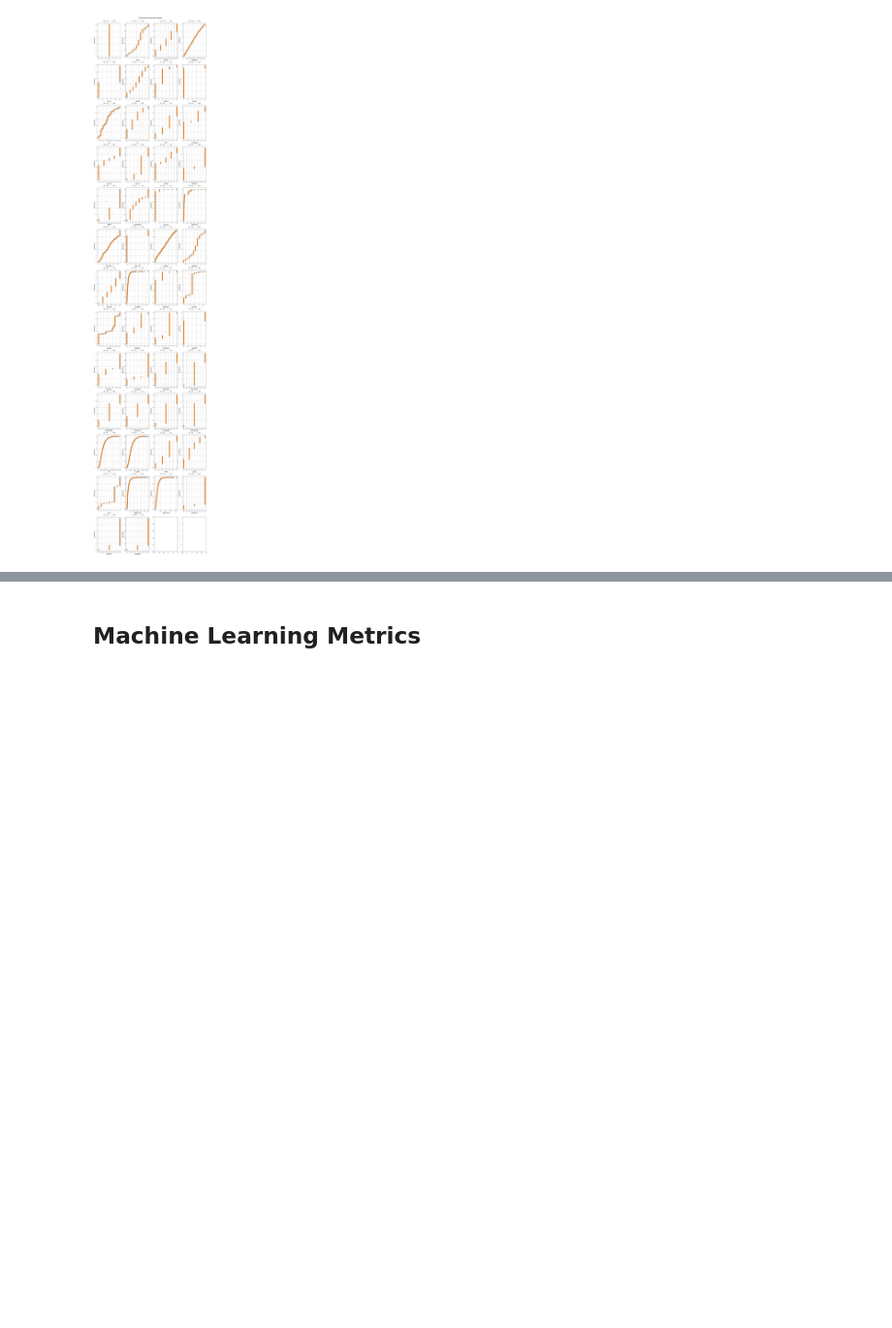
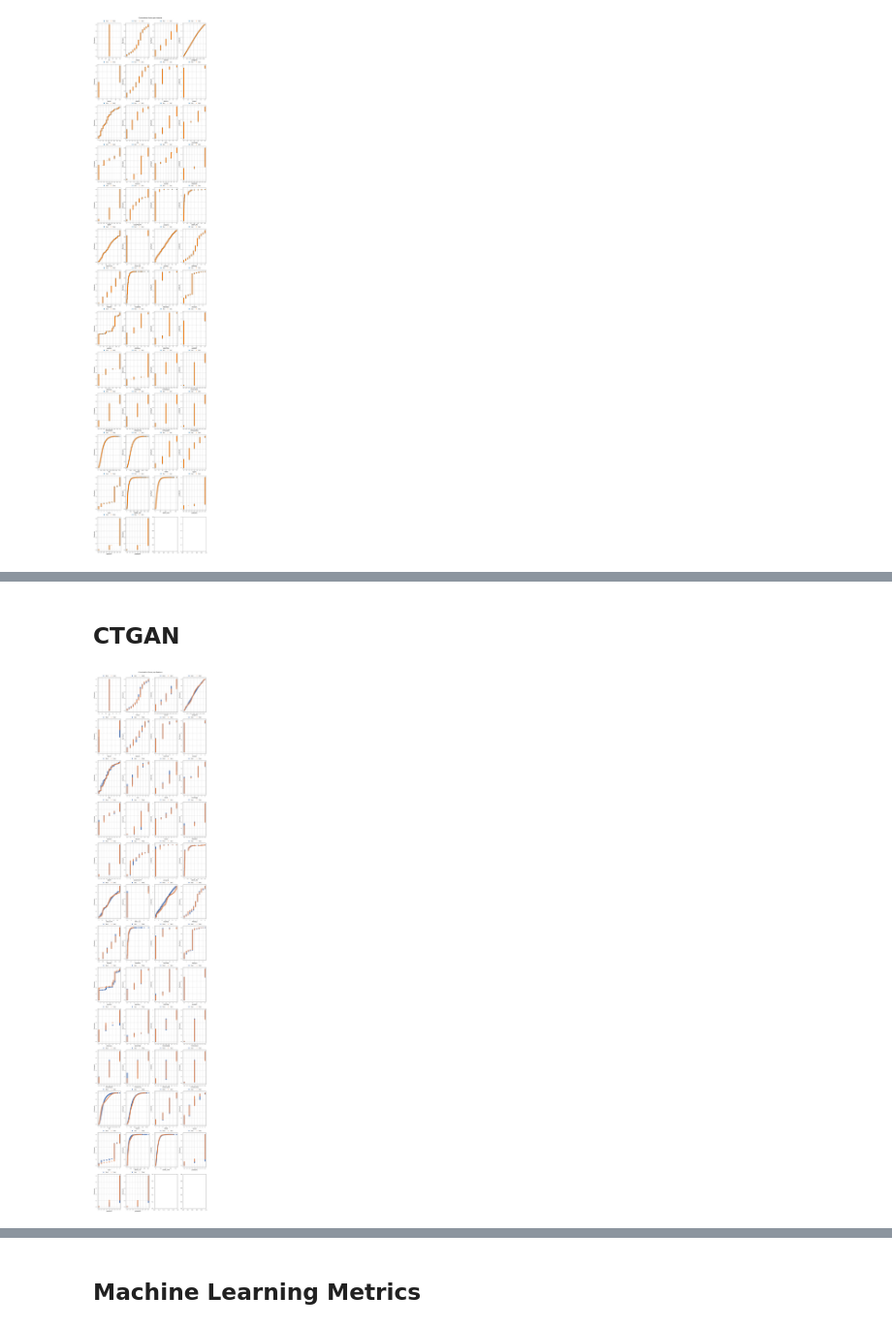
Before and after one commit to istat-methodology/AIML4OS_WP13_ISTAT_UC1, a Jupyter notebook: notebooks/aiml_wp13_uc1_synthetic_data_generator_utility_and_privacy_metrics_assestment.ipynb, the cells around one changed output, grey strips where cells are left out. Shown at 97% size. Saved outputs shown, nothing was run; the diff lists cells and outputs as text; code cells hidden in the pictures; blank space fills up the shorter version.

```diff
--- a/notebooks/aiml_wp13_uc1_synthetic_data_generator_utility_and_privacy_metrics_assestment.ipynb
+++ b/notebooks/aiml_wp13_uc1_synthetic_data_generator_utility_and_privacy_metrics_assestment.ipynb
@@ -771,0 +798,12 @@ plt.close()
+# %% [markdown]
+## **CTGAN**
+# %%
+table_evaluator_CTGAN = TableEvaluator(df, synthetic_data_CTGAN)
+table_evaluator_CTGAN.plot_mean_std(fname=local_results_path + "means_stds_CTGAN.png")
+plt.close()
+table_evaluator_CTGAN.plot_cumsums(fname=local_results_path + "cumsums_CTGAN.png")
+plt.close()
+table_evaluator_CTGAN.plot_correlation_difference(fname=local_results_path + "correlations_CTGAN.png")
+plt.close()
+# %% [output]
+[figure, added]
```
Also changed, not shown: parts of 25 cells of this notebook, 15 other files.
